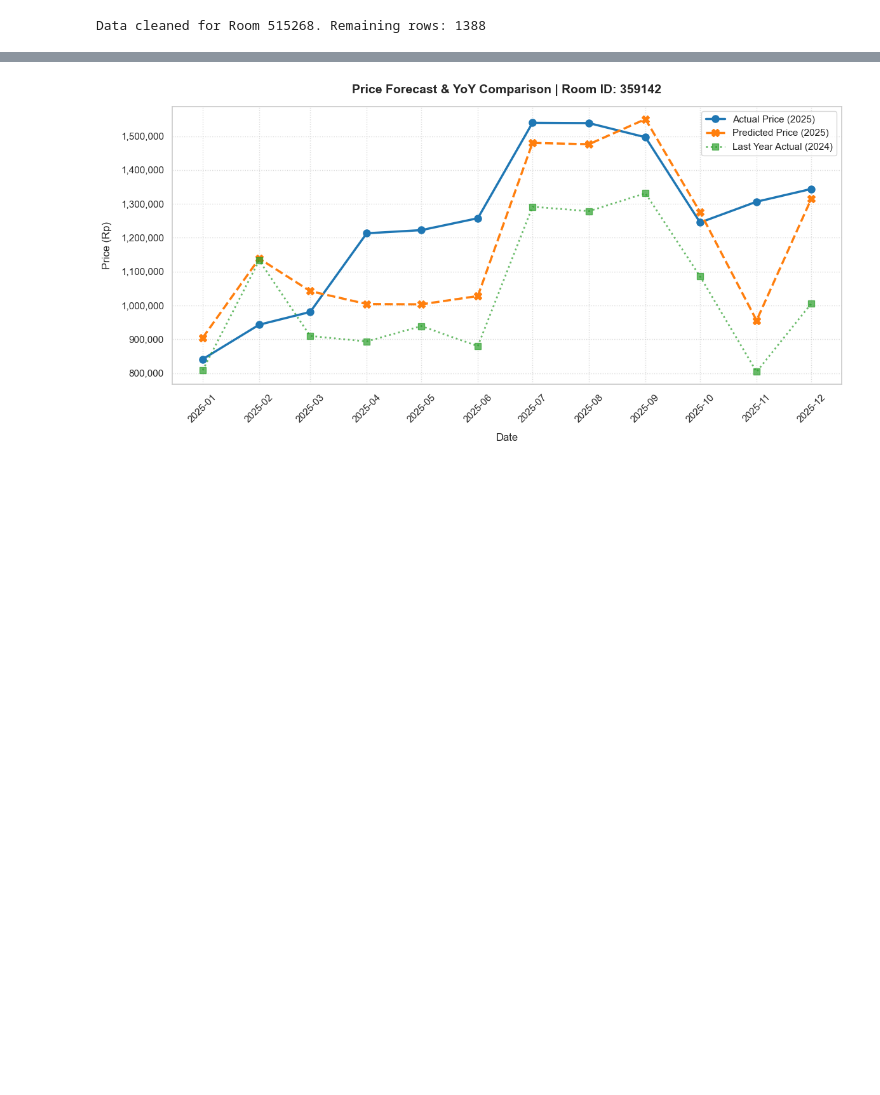
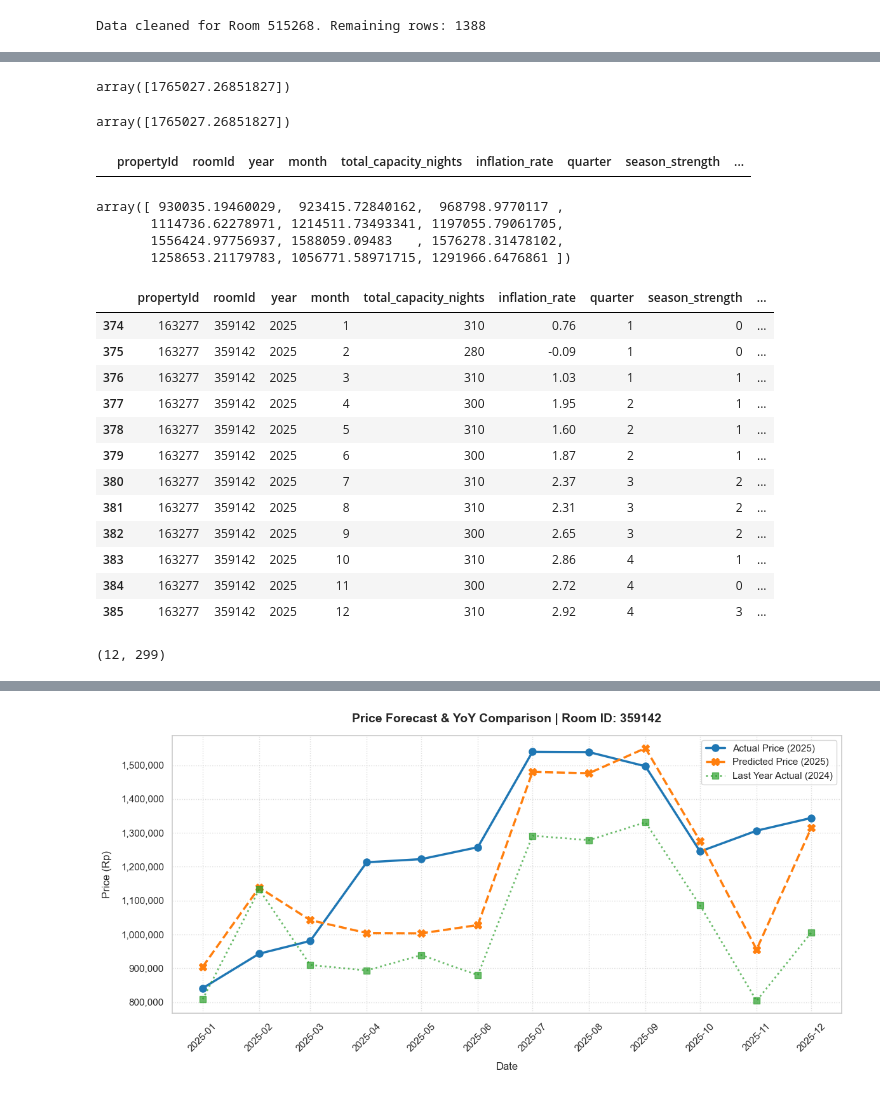
Before and after one commit to notnsas/hotel-demand-forecasting, a Jupyter notebook: notebooks/03_modeling.ipynb, the cells around one changed output, grey strips where cells are left out. Cells and saved outputs as stored; diff of their text form; code cells hidden in the pictures; blank space fills up the shorter version.

```diff
--- a/notebooks/03_modeling.ipynb
+++ b/notebooks/03_modeling.ipynb
@@ -1204,0 +1390,4 @@ Property metrics (tail window):
+# %%
+y_pred_price
+# %% [output]
+array([1765027.26851827])
@@ -1204,0 +1396,35 @@ Property metrics (tail window):
+# %%
+y_pred_price
+# %% [output]
+array([1765027.26851827])
+# %%
+X_prod
+# %% [output]
+|  | propertyId | roomId | year | month | total_capacity_nights | inflation_rate | quarter | season_strength | ... |
+# %%
+y_pred_price
+# %% [output]
+array([ 930035.19460029,  923415.72840162,  968798.9770117 ,
+       1114736.62278971, 1214511.73493341, 1197055.79061705,
+       1556424.97756937, 1588059.09483   , 1576278.31478102,
+       1258653.21179783, 1056771.58971715, 1291966.6476861 ])
+# %%
+X_prod
+# %% [output]
+|  | propertyId | roomId | year | month | total_capacity_nights | inflation_rate | quarter | season_strength | ... |
+| 374 | 163277 | 359142 | 2025 | 1 | 310 | 0.76 | 1 | 0 | ... |
+| 375 | 163277 | 359142 | 2025 | 2 | 280 | -0.09 | 1 | 0 | ... |
+| 376 | 163277 | 359142 | 2025 | 3 | 310 | 1.03 | 1 | 1 | ... |
+| 377 | 163277 | 359142 | 2025 | 4 | 300 | 1.95 | 2 | 1 | ... |
+| 378 | 163277 | 359142 | 2025 | 5 | 310 | 1.60 | 2 | 1 | ... |
+| 379 | 163277 | 359142 | 2025 | 6 | 300 | 1.87 | 2 | 1 | ... |
+| 380 | 163277 | 359142 | 2025 | 7 | 310 | 2.37 | 3 | 2 | ... |
+| 381 | 163277 | 359142 | 2025 | 8 | 310 | 2.31 | 3 | 2 | ... |
+| 382 | 163277 | 359142 | 2025 | 9 | 300 | 2.65 | 3 | 2 | ... |
+| 383 | 163277 | 359142 | 2025 | 10 | 310 | 2.86 | 4 | 1 | ... |
+| 384 | 163277 | 359142 | 2025 | 11 | 300 | 2.72 | 4 | 0 | ... |
+| 385 | 163277 | 359142 | 2025 | 12 | 310 | 2.92 | 4 | 3 | ... |
+# %%
+prod_step_data.shape
+# %% [output]
+(12, 299)
```
Also changed, not shown: parts of 24 cells of this notebook, 24 other files.
